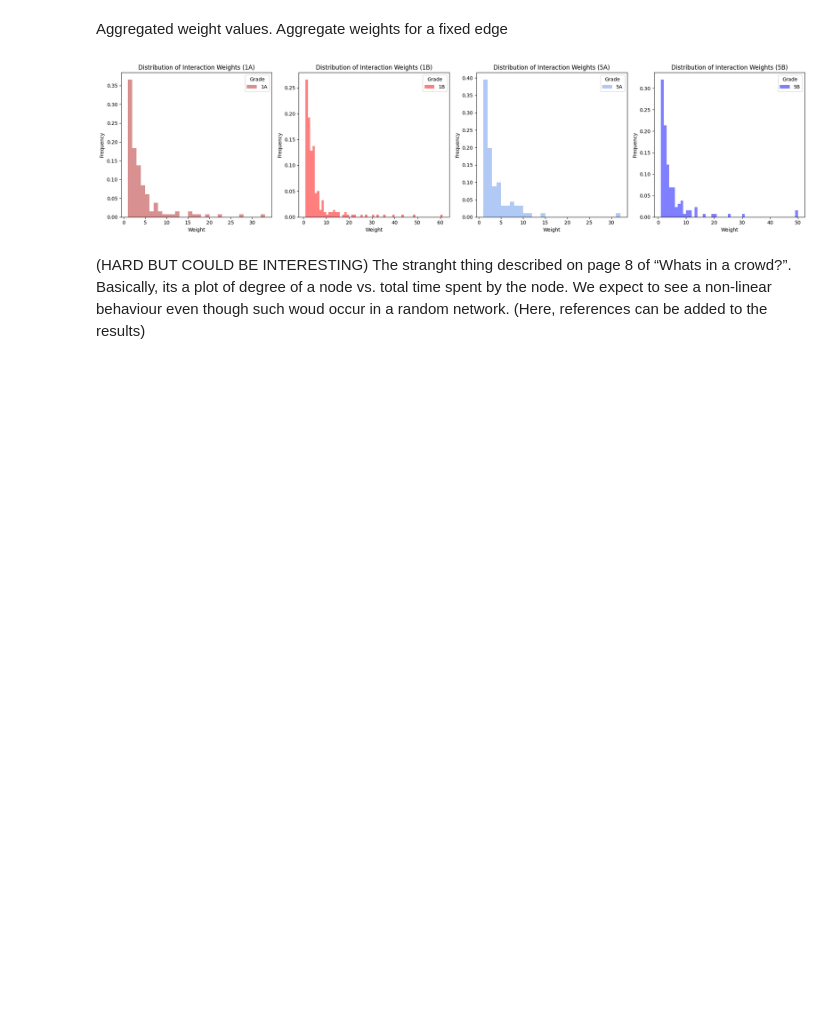
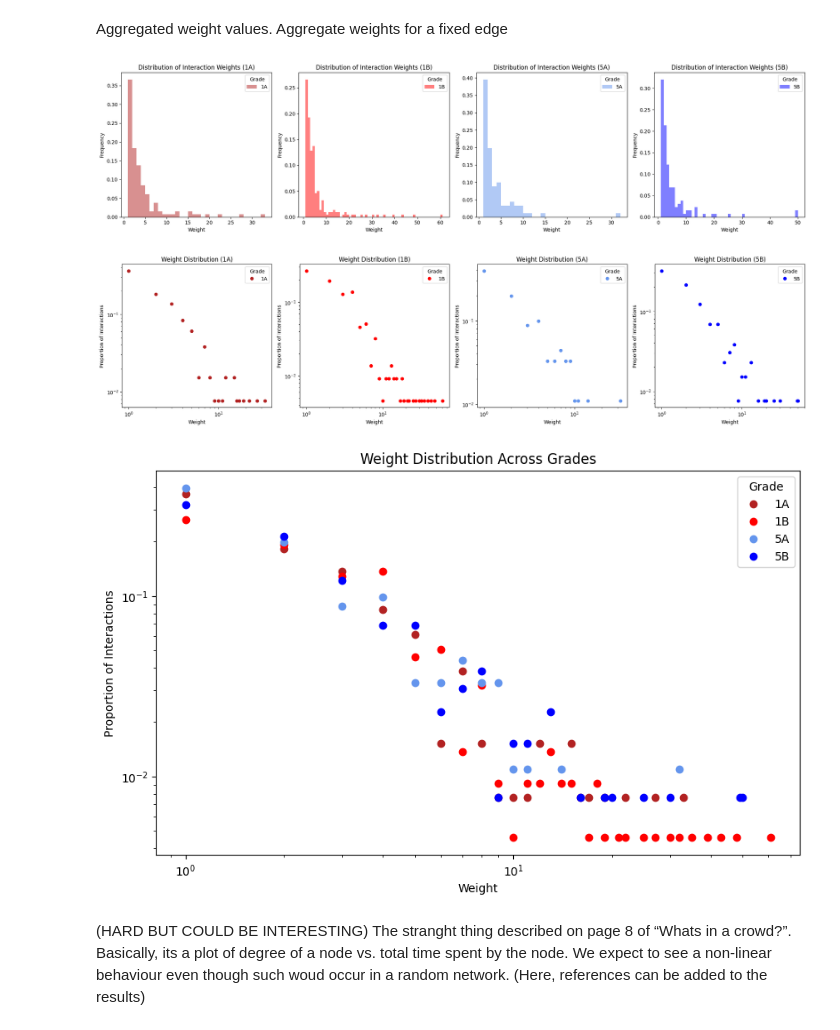
Before and after one commit to marjankowskam/COMP01234_coursework, a Jupyter notebook: task7.ipynb, the cells around one changed output. Cells and saved outputs as stored; diff of their text form; code cells hidden in the pictures; blank space fills up the shorter version.

```diff
--- a/task7.ipynb
+++ b/task7.ipynb
@@ -173,6 +173,50 @@ plt.tight_layout()
 plt.show()
 # %% [output]
 [figure]
+# %%
+from scipy.stats import entropy
+
+# Scatter plot for each grade
+fig, axes = plt.subplots(1, 4, figsize=(20, 5))
+
+for ax, (grade, nodes) in zip(axes, group.items()):
+    tmin = time_to_timestamp(first_break[grade])
+    tmax = tmin + 30*60 # 10 minutes
+
+    df_filtered = df[(df['u'].isin(nodes)) & (df['v'].isin(nodes)) & (df['time'] >= tmin) & (df['time'] <= tmax)]
+    df_filtered = df_filtered.groupby(['u', 'v']).sum().reset_index()
+
+    weights = df_filtered['weight'].value_counts(normalize=True).sort_index()
+    ax.loglog(weights.index, weights.values, 'o', label=grade, color=grade_dict_more[grade])
+    ax.set_xlabel('Weight')
+    ax.set_ylabel('Proportion of Interactions')
+    ax.set_title(f'Weight Distribution ({grade})')
+    ax.legend(title='Grade')
+
+plt.tight_layout()
+plt.show()
+
+# Combined scatter plot
+plt.figure(figsize=(10, 6))
+
+for grade, nodes in group.items():
+    tmin = time_to_timestamp(first_break[grade])
+    tmax = tmin + 30*60 # 10 minutes
+
+    df_filtered = df[(df['u'].isin(nodes)) & (df['v'].isin(nodes)) & (df['time'] >= tmin) & (df['time'] <= tmax)]
+    df_filtered = df_filtered.groupby(['u', 'v']).sum().reset_index()
+
+    weights = df_filtered['weight'].value_counts(normalize=True).sort_index()
+    plt.loglog(weights.index, weights.values, 'o', label=grade, color=grade_dict_more[grade])
+
+plt.xlabel('Weight')
+plt.ylabel('Proportion of Interactions')
+plt.title('Weight Distribution Across Grades')
+plt.legend(title='Grade')
+plt.show()
+# %% [output]
+[figure, added]
+[figure, added]
 # %% [markdown]
 (HARD BUT COULD BE INTERESTING) The stranght thing described on page 8 of “Whats in a crowd?”. Basically, its a plot of degree of a node vs. total time spent by the node. We expect to see a non-linear behaviour even though such woud occur in a random network. (Here, references can be added to the results)
 # %%
```
Also changed, not shown: parts of 2 cells of this notebook, 2 other files.
